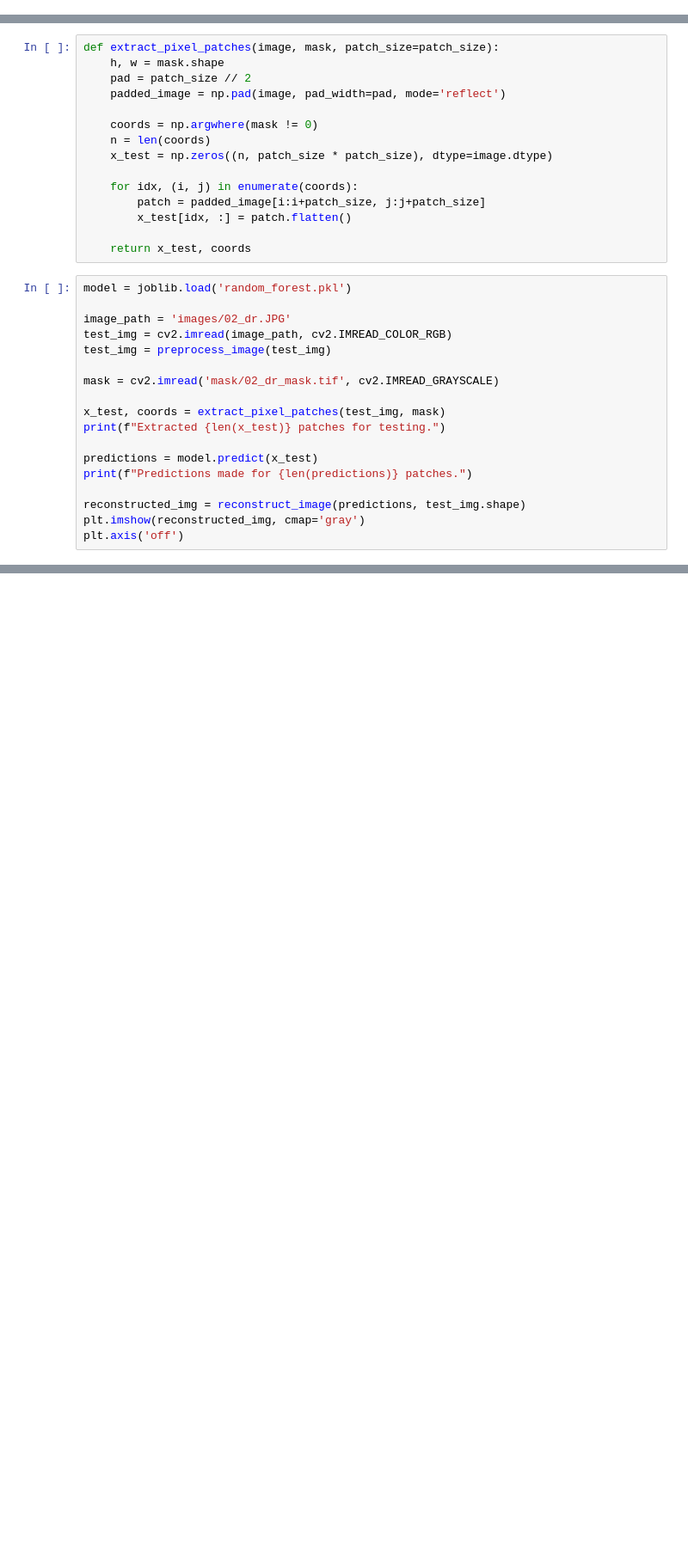
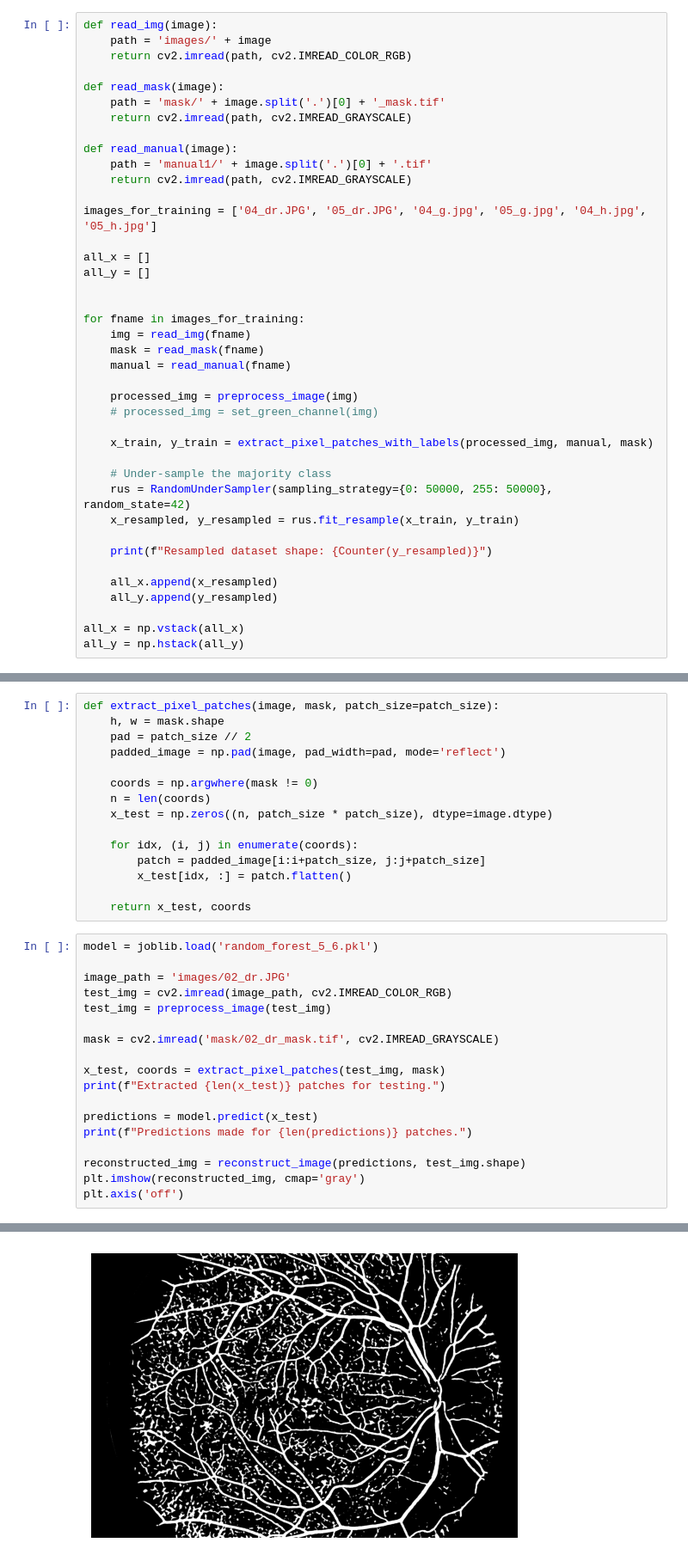
Before and after one commit to dysnomya/retinal-fundus-vessel-detection, a Jupyter notebook: dno_oka.ipynb, the cells around one changed output, grey strips where cells are left out. Shown at 86% size. Cells and saved outputs as stored; diff of their text form; blank space fills up the shorter version.

Commit message:
UPDATE training

```diff
--- a/dno_oka.ipynb
+++ b/dno_oka.ipynb
@@ -283,0 +261,40 @@ Starting random forest training...
+# %%
+def read_img(image):
+    path = 'images/' + image
+    return cv2.imread(path, cv2.IMREAD_COLOR_RGB)
+
+def read_mask(image):
+    path = 'mask/' + image.split('.')[0] + '_mask.tif'
+    return cv2.imread(path, cv2.IMREAD_GRAYSCALE)
+
+def read_manual(image):
+    path = 'manual1/' + image.split('.')[0] + '.tif'
+    return cv2.imread(path, cv2.IMREAD_GRAYSCALE)
+
+images_for_training = ['04_dr.JPG', '05_dr.JPG', '04_g.jpg', '05_g.jpg', '04_h.jpg', '05_h.jpg']
+
+all_x = []
+all_y = []
+
+
+for fname in images_for_training:
+    img = read_img(fname)
+    mask = read_mask(fname)
+    manual = read_manual(fname)
+
+    processed_img = preprocess_image(img)
+    # processed_img = set_green_channel(img)
+
+    x_train, y_train = extract_pixel_patches_with_labels(processed_img, manual, mask)
+
+    # Under-sample the majority class
+    rus = RandomUnderSampler(sampling_strategy={0: 50000, 255: 50000}, random_state=42)
+    x_resampled, y_resampled = rus.fit_resample(x_train, y_train)
+
+    print(f"Resampled dataset shape: {Counter(y_resampled)}")
+
+    all_x.append(x_resampled)
+    all_y.append(y_resampled)
+
+all_x = np.vstack(all_x)
+all_y = np.hstack(all_y)
@@ -308,7 +392,7 @@ def extract_pixel_patches(image, mask, patch_size=patch_size):
 
     return x_test, coords
 # %%
-model = joblib.load('random_forest.pkl')
+model = joblib.load('random_forest_5_6.pkl')
 
 image_path = 'images/02_dr.JPG'
 test_img = cv2.imread(image_path, cv2.IMREAD_COLOR_RGB)
@@ -329,0 +416 @@ Extracted 6915024 patches for testing.
+[figure, added]
```
Also changed, not shown: parts of 12 cells of this notebook.
